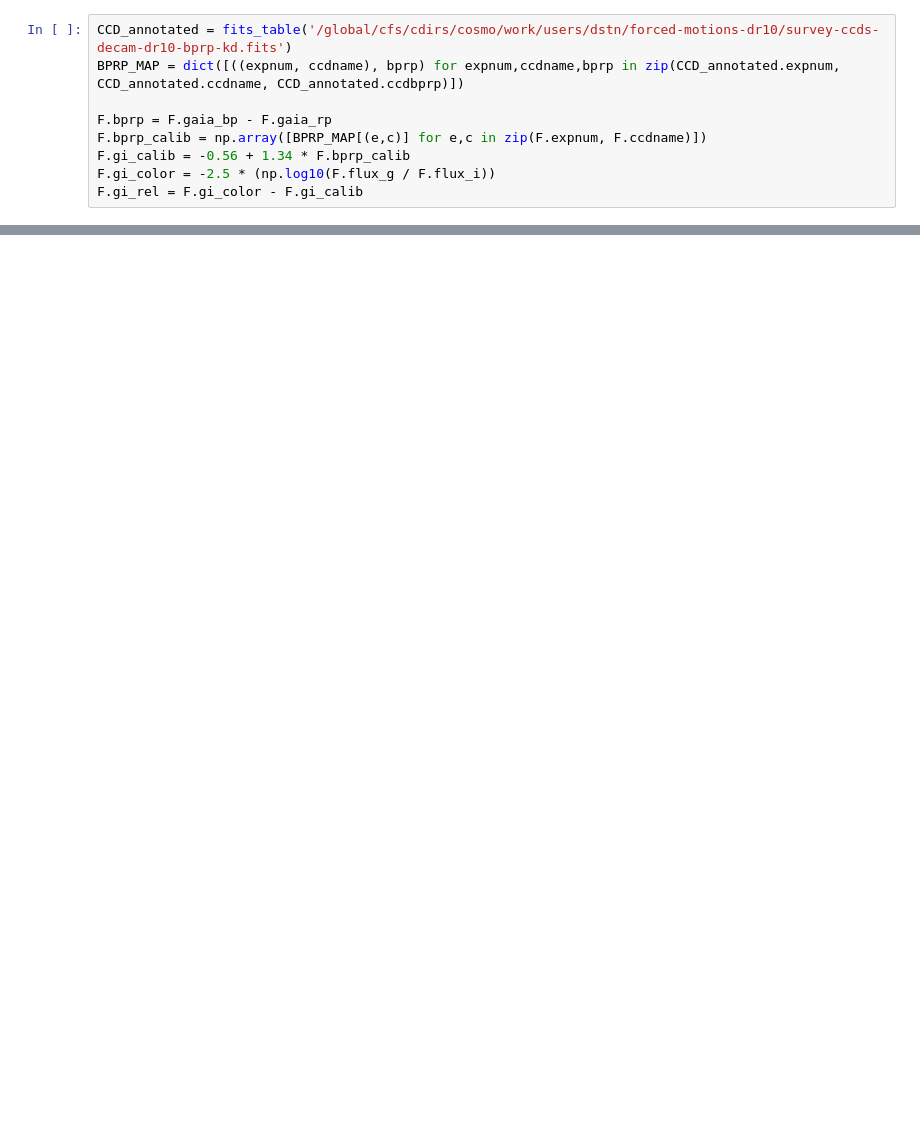
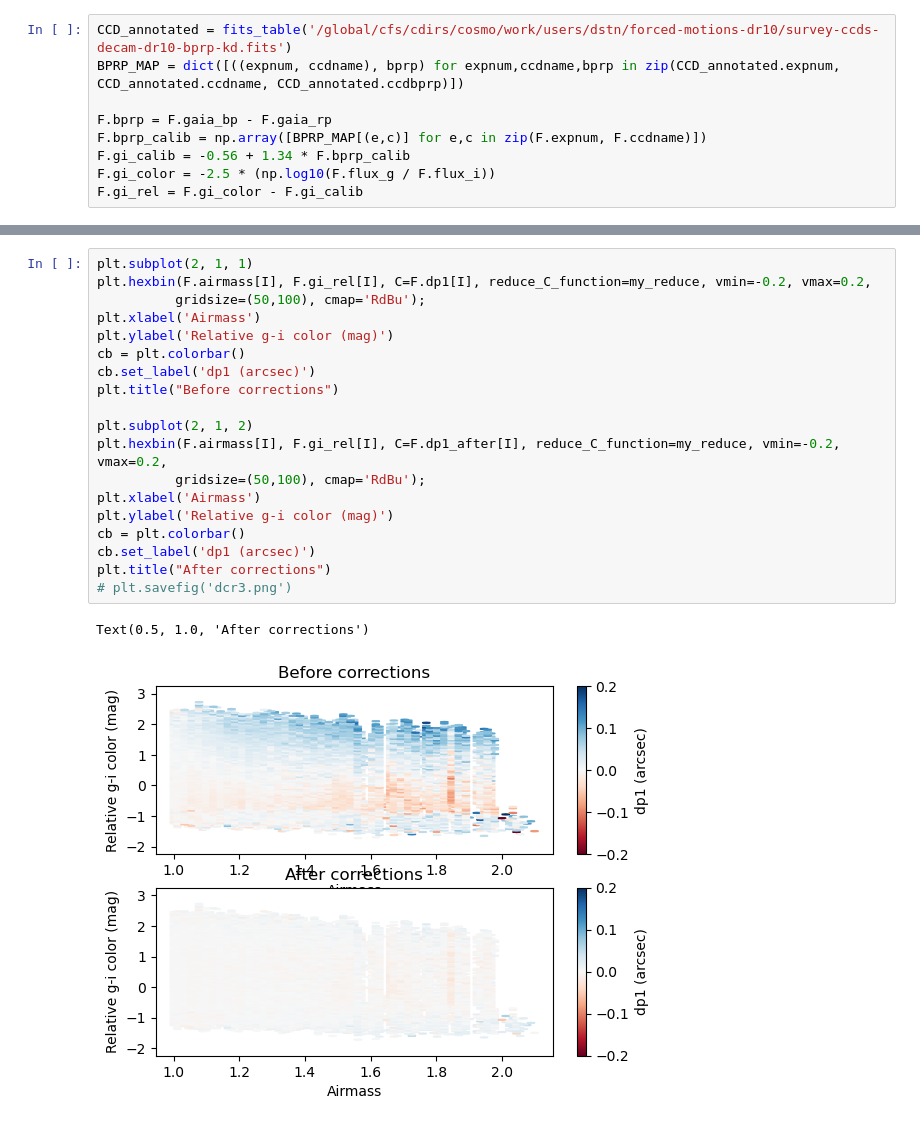
Before and after one commit to nadafalou/LegacyPM, a Jupyter notebook: run/dcr-plots.ipynb, the cells around one changed output, grey strips where cells are left out. Drawn from its saved outputs; the diff is of its cells as text; blank space fills up the shorter version.

```diff
--- a/run/dcr-plots.ipynb
+++ b/run/dcr-plots.ipynb
@@ -220,0 +275,22 @@ Text(0.5, 1.0, 'After corrections')
+# %%
+plt.subplot(2, 1, 1)
+plt.hexbin(F.airmass[I], F.gi_rel[I], C=F.dp1[I], reduce_C_function=my_reduce, vmin=-0.2, vmax=0.2,
+          gridsize=(50,100), cmap='RdBu');
+plt.xlabel('Airmass')
+plt.ylabel('Relative g-i color (mag)')
+cb = plt.colorbar()
+cb.set_label('dp1 (arcsec)')
+plt.title("Before corrections")
+
+plt.subplot(2, 1, 2)
+plt.hexbin(F.airmass[I], F.gi_rel[I], C=F.dp1_after[I], reduce_C_function=my_reduce, vmin=-0.2, vmax=0.2,
+          gridsize=(50,100), cmap='RdBu');
+plt.xlabel('Airmass')
+plt.ylabel('Relative g-i color (mag)')
+cb = plt.colorbar()
+cb.set_label('dp1 (arcsec)')
+plt.title("After corrections")
+# plt.savefig('dcr3.png')
+# %% [output]
+Text(0.5, 1.0, 'After corrections')
+[figure, added]
```
Also changed, not shown: parts of 7 cells of this notebook, 7 other files.
